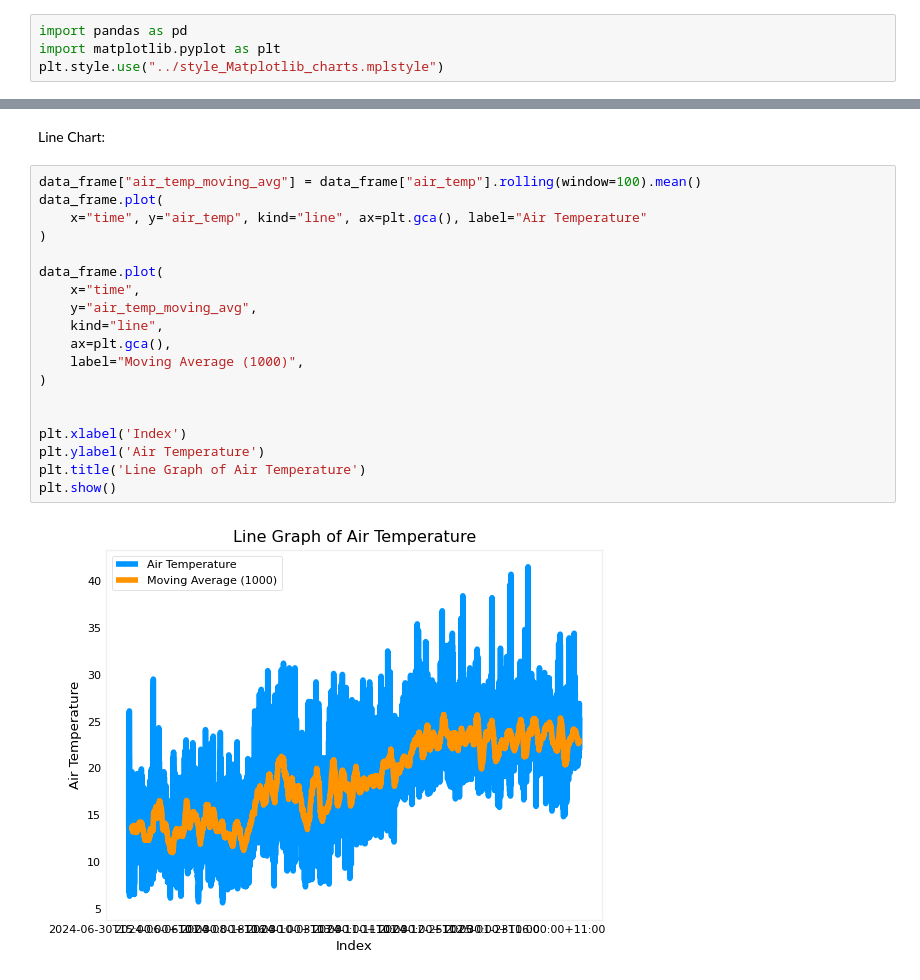
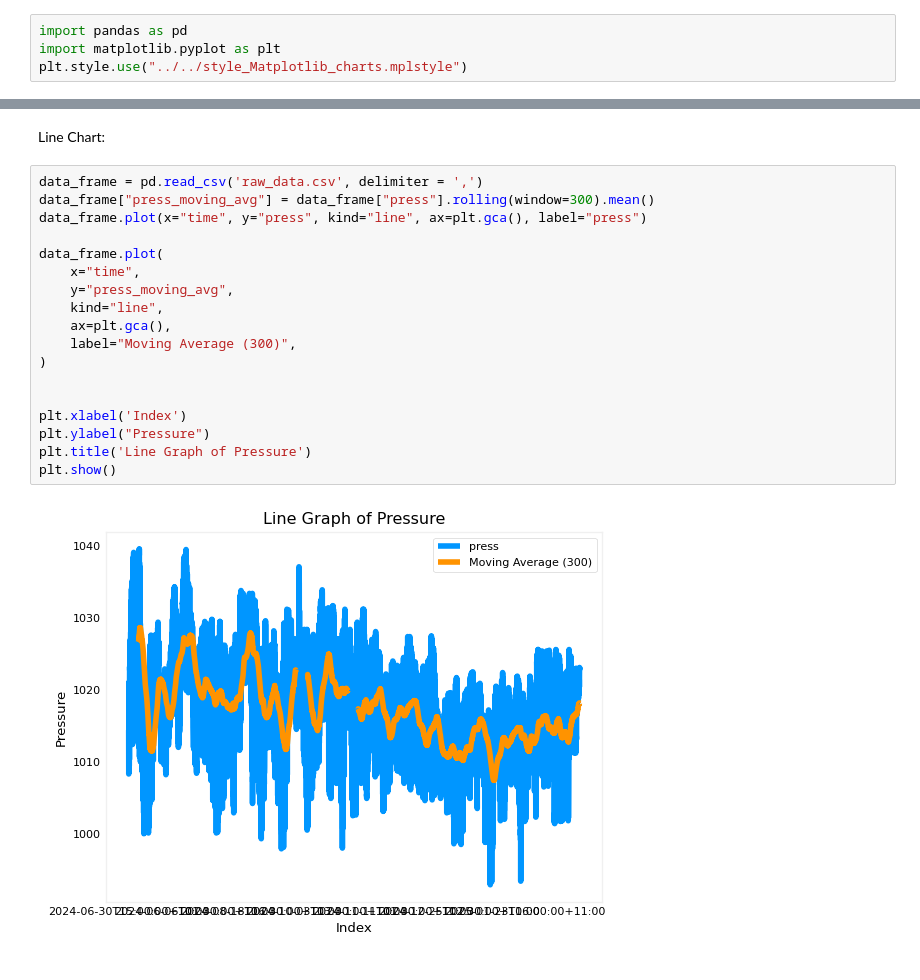
Before and after one commit to TempeHS/2025SE-Crawford.L-HSCTask2, a Jupyter notebook: model_development/visualisation/visual.ipynb, the cells around one changed output, grey strips where cells are left out. Cells and saved outputs as stored; diff of their text form.

Commit message:
update visualisation

```diff
--- a/model_development/visualisation/visual.ipynb
+++ b/model_development/visualisation/visual.ipynb
@@ -9,7 +9,7 @@ Here we will visualise the raw data.
 # %%
 import pandas as pd
 import matplotlib.pyplot as plt
-plt.style.use("../style_Matplotlib_charts.mplstyle")
+plt.style.use("../../style_Matplotlib_charts.mplstyle")
 # %% [markdown]
 ### Load the file
 
@@ -64,23 +136,22 @@ plt.show()
 # %% [markdown]
 Line Chart:
 # %%
-data_frame["air_temp_moving_avg"] = data_frame["air_temp"].rolling(window=100).mean()
-data_frame.plot(
-    x="time", y="air_temp", kind="line", ax=plt.gca(), label="Air Temperature"
-)
+data_frame = pd.read_csv('raw_data.csv', delimiter = ',')
+data_frame["press_moving_avg"] = data_frame["press"].rolling(window=300).mean()
+data_frame.plot(x="time", y="press", kind="line", ax=plt.gca(), label="press")
 
 data_frame.plot(
     x="time",
-    y="air_temp_moving_avg",
+    y="press_moving_avg",
     kind="line",
     ax=plt.gca(),
-    label="Moving Average (1000)",
+    label="Moving Average (300)",
 )
 
 
 plt.xlabel('Index')
-plt.ylabel('Air Temperature')
-plt.title('Line Graph of Air Temperature')
+plt.ylabel("Pressure")
+plt.title('Line Graph of Pressure')
 plt.show()
 # %% [output]
-[figure, old version]
+[figure, new version]
```
Also changed, not shown: parts of 8 cells of this notebook.
